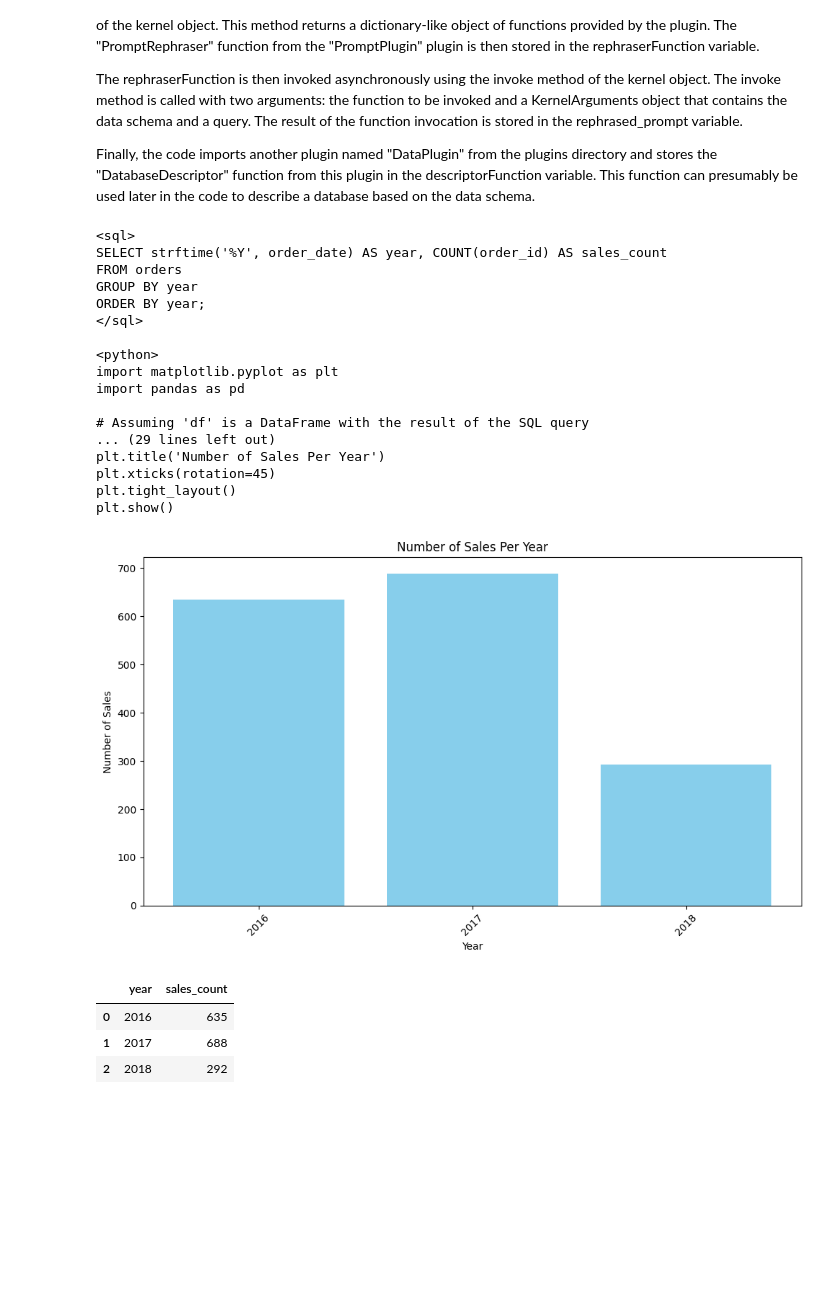
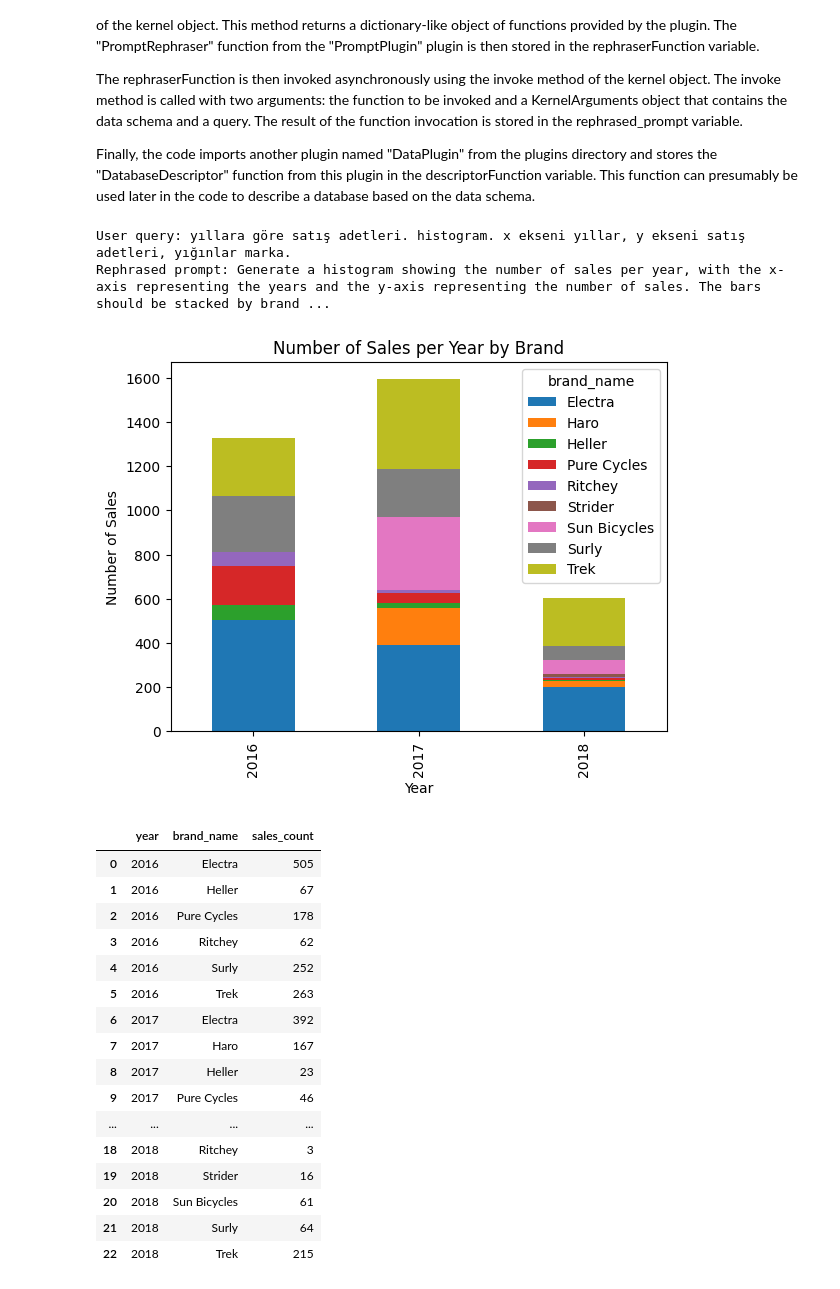
Before and after one commit to baykalucar/SemanticQueries, a Jupyter notebook: 03-Demo.ipynb, the cells around one changed output. Saved outputs shown, nothing was run; the diff lists cells and outputs as text; code cells hidden in the pictures; blank space fills up the shorter version.

Commit message:
Promptlara ek yeni kurallar getirildi.
DatabaseDescriptor ve PromptRephraser değiştirildi.

```diff
--- a/03-Demo.ipynb
+++ b/03-Demo.ipynb
@@ -58,7 +58,8 @@ async def PromptToQueryResult(debug=False, prompt_rephrase=False):
     if(prompt_rephrase):
         promptFunctions = kernel.import_plugin_from_prompt_directory(plugins_directory, "PromptPlugin")
         rephraserFunction = promptFunctions["PromptRephraser"]
-        rephrased_prompt = await kernel.invoke(rephraserFunction, sk.KernelArguments(data_schema=data_schema, query=query))
+        rephrased_prompt_result = await kernel.invoke(rephraserFunction, sk.KernelArguments(data_schema=data_schema, query=query))
+        rephrased_prompt = rephrased_prompt_result.data if hasattr(rephrased_prompt_result, 'data') else str(rephrased_prompt_result)
 
     dataFunctions = kernel.import_plugin_from_prompt_directory(plugins_directory, "DataPlugin")
     descriptorFunction = dataFunctions["DatabaseDescriptor"]
@@ -70,8 +71,9 @@ async def PromptToQueryResult(debug=False, prompt_rephrase=False):
         print(result_string)
     matches_sql = parse_text_between_tags(result_string,"<sql>", "</sql>")
 
-
-    print(rephrased_prompt)
+    if(prompt_rephrase):
+        print("User query: " + query)
+    print("Rephrased prompt: " + rephrased_prompt)
     if len(matches_sql) > 0:
         sql = matches_sql[0]
         if debug:
@@ -151,27 +153,25 @@ def run_sql_query(query):
     conn.close()
     return df
 # %%
-await PromptToQueryResult(prompt_rephrase=True, debug=True)
+await PromptToQueryResult(prompt_rephrase=True, debug=False)
 # %% [output]
-<sql>
-SELECT strftime('%Y', order_date) AS year, COUNT(order_id) AS sales_count
-FROM orders
-GROUP BY year
-ORDER BY year;
-</sql>
-
-<python>
-import matplotlib.pyplot as plt
-import pandas as pd
-
-# Assuming 'df' is a DataFrame with the result of the SQL query
-... (29 lines left out)
-plt.title('Number of Sales Per Year')
-plt.xticks(rotation=45)
-plt.tight_layout()
-plt.show()
+User query: yıllara göre satış adetleri. histogram. x ekseni yıllar, y ekseni satış adetleri, yığınlar marka.
+Rephrased prompt: Generate a histogram showing the number of sales per year, with the x-axis representing the years and the y-axis representing the number of sales. The bars should be stacked by brand ...
-[figure, old version]
+[figure, new version]
-|  | year | sales_count |
-| 0 | 2016 | 635 |
-| 1 | 2017 | 688 |
-| 2 | 2018 | 292 |
+|  | year | brand_name | sales_count |
+| 0 | 2016 | Electra | 505 |
+| 1 | 2016 | Heller | 67 |
+| 2 | 2016 | Pure Cycles | 178 |
+| 3 | 2016 | Ritchey | 62 |
+| 4 | 2016 | Surly | 252 |
+| 5 | 2016 | Trek | 263 |
+| 6 | 2017 | Electra | 392 |
+| 7 | 2017 | Haro | 167 |
+| 8 | 2017 | Heller | 23 |
+| 9 | 2017 | Pure Cycles | 46 |
+| ... | ... | ... | ... |
+| 18 | 2018 | Ritchey | 3 |
+| 19 | 2018 | Strider | 16 |
+| 20 | 2018 | Sun Bicycles | 61 |
+| 21 | 2018 | Surly | 64 |
+| 22 | 2018 | Trek | 215 |
```
Also changed, not shown: 2 other files.
